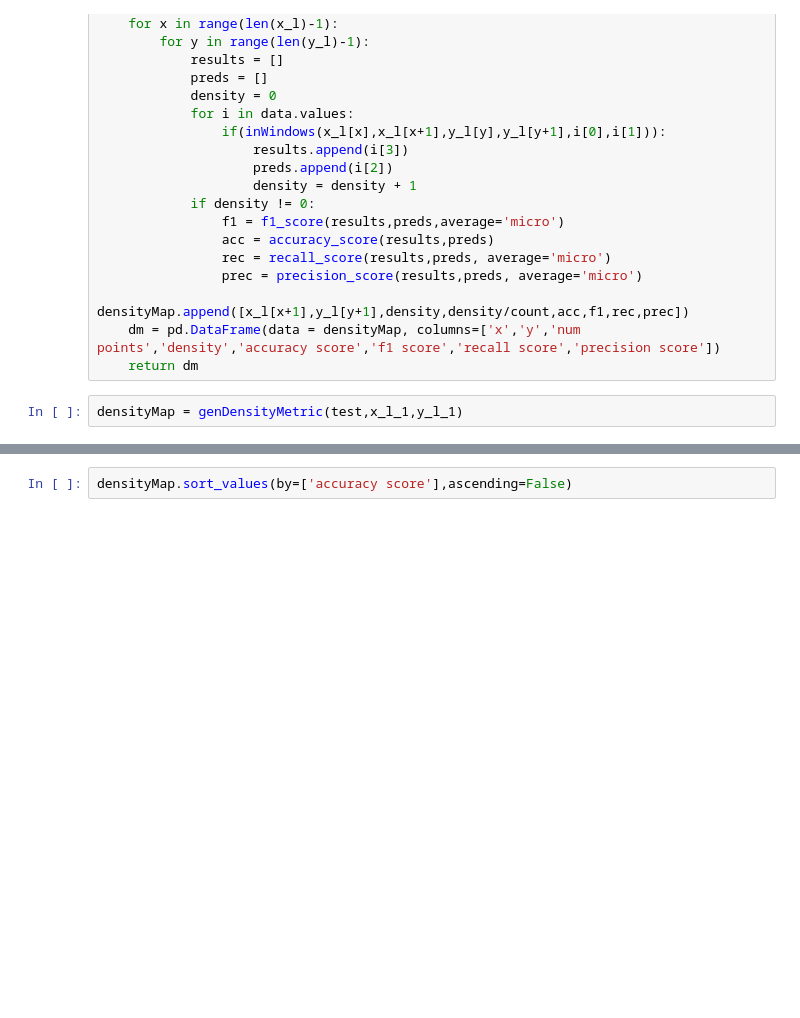
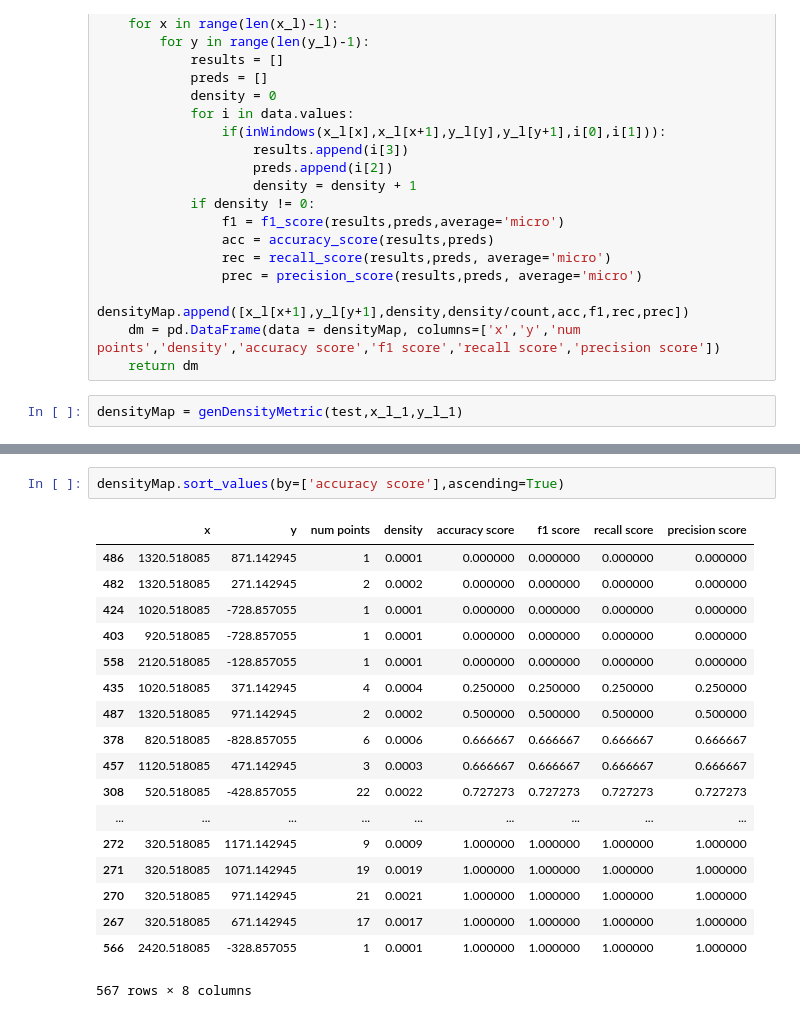
Before and after one commit to apoorva-sh/zodiac-experiments, a Jupyter notebook: MNIST_experiments.ipynb, the cells around one changed output, grey strips where cells are left out. Saved outputs shown, nothing was run; the diff lists cells and outputs as text; blank space fills up the shorter version.

```diff
--- a/MNIST_experiments.ipynb
+++ b/MNIST_experiments.ipynb
@@ -246,2 +336,21 @@ densityMap.sort_values(by=['density'],ascending=False)
 # %%
-densityMap.sort_values(by=['accuracy score'],ascending=False)
+densityMap.sort_values(by=['accuracy score'],ascending=True)
+# %% [output]
+|  | x | y | num points | density | accuracy score | f1 score | recall score | precision score |
+| 486 | 1320.518085 | 871.142945 | 1 | 0.0001 | 0.000000 | 0.000000 | 0.000000 | 0.000000 |
+| 482 | 1320.518085 | 271.142945 | 2 | 0.0002 | 0.000000 | 0.000000 | 0.000000 | 0.000000 |
+| 424 | 1020.518085 | -728.857055 | 1 | 0.0001 | 0.000000 | 0.000000 | 0.000000 | 0.000000 |
+| 403 | 920.518085 | -728.857055 | 1 | 0.0001 | 0.000000 | 0.000000 | 0.000000 | 0.000000 |
+| 558 | 2120.518085 | -128.857055 | 1 | 0.0001 | 0.000000 | 0.000000 | 0.000000 | 0.000000 |
+| 435 | 1020.518085 | 371.142945 | 4 | 0.0004 | 0.250000 | 0.250000 | 0.250000 | 0.250000 |
+| 487 | 1320.518085 | 971.142945 | 2 | 0.0002 | 0.500000 | 0.500000 | 0.500000 | 0.500000 |
+| 378 | 820.518085 | -828.857055 | 6 | 0.0006 | 0.666667 | 0.666667 | 0.666667 | 0.666667 |
+| 457 | 1120.518085 | 471.142945 | 3 | 0.0003 | 0.666667 | 0.666667 | 0.666667 | 0.666667 |
+| 308 | 520.518085 | -428.857055 | 22 | 0.0022 | 0.727273 | 0.727273 | 0.727273 | 0.727273 |
+| ... | ... | ... | ... | ... | ... | ... | ... | ... |
+| 272 | 320.518085 | 1171.142945 | 9 | 0.0009 | 1.000000 | 1.000000 | 1.000000 | 1.000000 |
+| 271 | 320.518085 | 1071.142945 | 19 | 0.0019 | 1.000000 | 1.000000 | 1.000000 | 1.000000 |
+| 270 | 320.518085 | 971.142945 | 21 | 0.0021 | 1.000000 | 1.000000 | 1.000000 | 1.000000 |
+| 267 | 320.518085 | 671.142945 | 17 | 0.0017 | 1.000000 | 1.000000 | 1.000000 | 1.000000 |
+| 566 | 2420.518085 | -328.857055 | 1 | 0.0001 | 1.000000 | 1.000000 | 1.000000 | 1.000000 |
+567 rows × 8 columns
```
Also changed, not shown: parts of 15 cells of this notebook, 1 other file.
